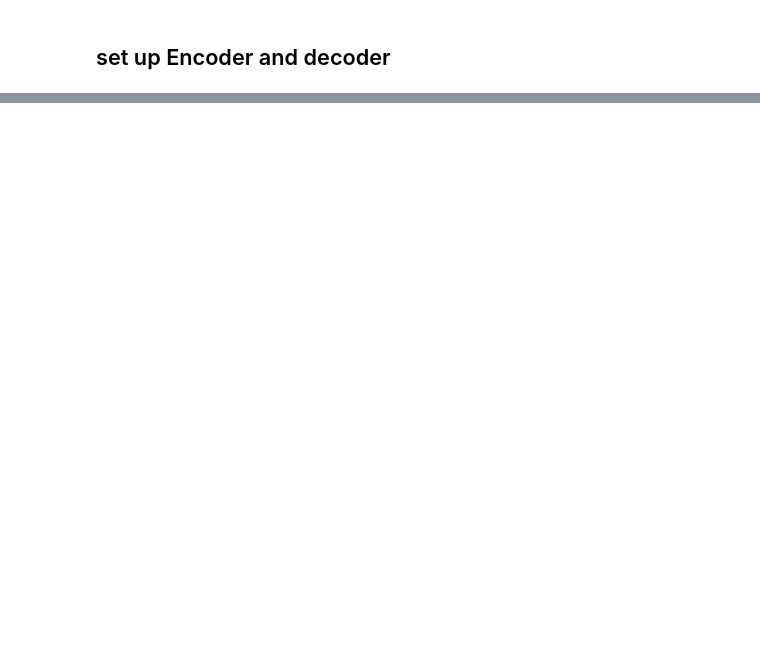
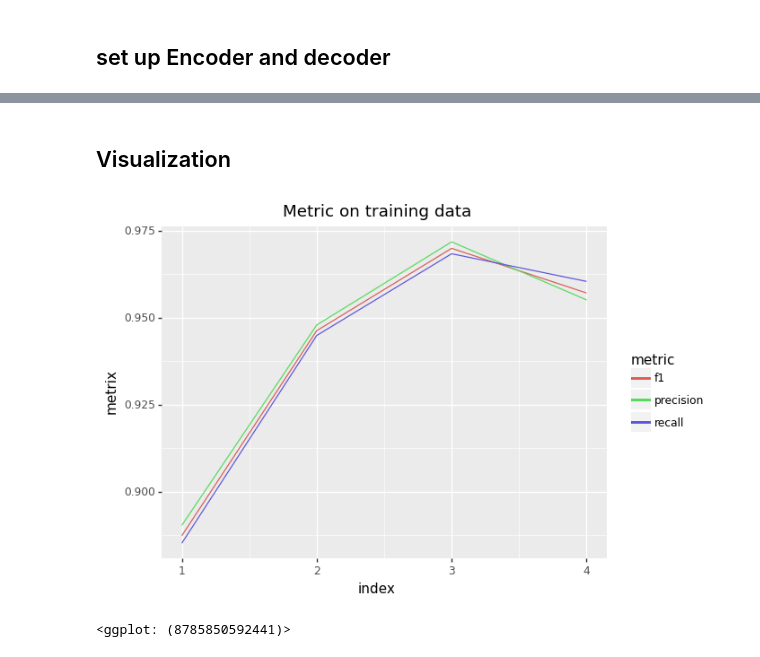
Before and after one commit to hango1996/NLP-group-project, a Jupyter notebook: code/Bert.ipynb, the cells around one changed output, grey strips where cells are left out. Drawn from its saved outputs; the diff is of its cells as text; code cells hidden in the pictures; blank space fills up the shorter version.

```diff
--- a/code/Bert.ipynb
+++ b/code/Bert.ipynb
@@ -101,6 +146,7 @@ class transformer():
 # %% [markdown]
 ## set up Encoder and decoder
 # %%
-Tran = transformer(train_df["text"], train_df["target"])
+Tran = transformer(train_df["keyword"].map(str) + '-' + train_df["location"].map(str) + '-' + train_df["text"].map(str), train_df["target"])
 Tran.encoder()
+Tran.decoder(number_of_epochs = 4)
 # %% [output]
@@ -122,0 +166,10 @@ Tran.model
+# %%
+import plotnine as p9
+import pandas as pd
+plot_df_train =  pd.DataFrame({'precision' :  Tran.metric.train_precision_scores, 'recall': Tran.metric.train_recall_scores, 'f1' : Tran.metric.train_f1_scores})
+plot_df_val =  pd.DataFrame({'precision' :  Tran.metric.val_precision_scores, 'recall': Tran.metric.val_recall_scores, 'f1' : Tran.metric.val_f1_scores})
+# %%
+plot_df_train["index"] = plot_df_train.index + 1
+plot_df_train = plot_df_train.melt(id_vars=["index"], var_name="metric", value_name="value")
+plot_df_val["index"] = plot_df_val.index + 1
+plot_df_val = plot_df_val.melt(id_vars=["index"], var_name="metric", value_name="value")
@@ -122,0 +208,9 @@ Tran.model
+# %% [markdown]
+## Visualization
+# %%
+p9.ggplot(plot_df_train) +\
+     p9.geom_line(p9.aes(x = 'index', y = 'value', colour = 'metric')) +\
+     p9.labs(x = 'index', y = 'metrix', title="Metric on training data")
+# %% [output]
+[figure, added]
+<ggplot: (8785850592441)>
```
Also changed, not shown: parts of 13 cells of this notebook.
